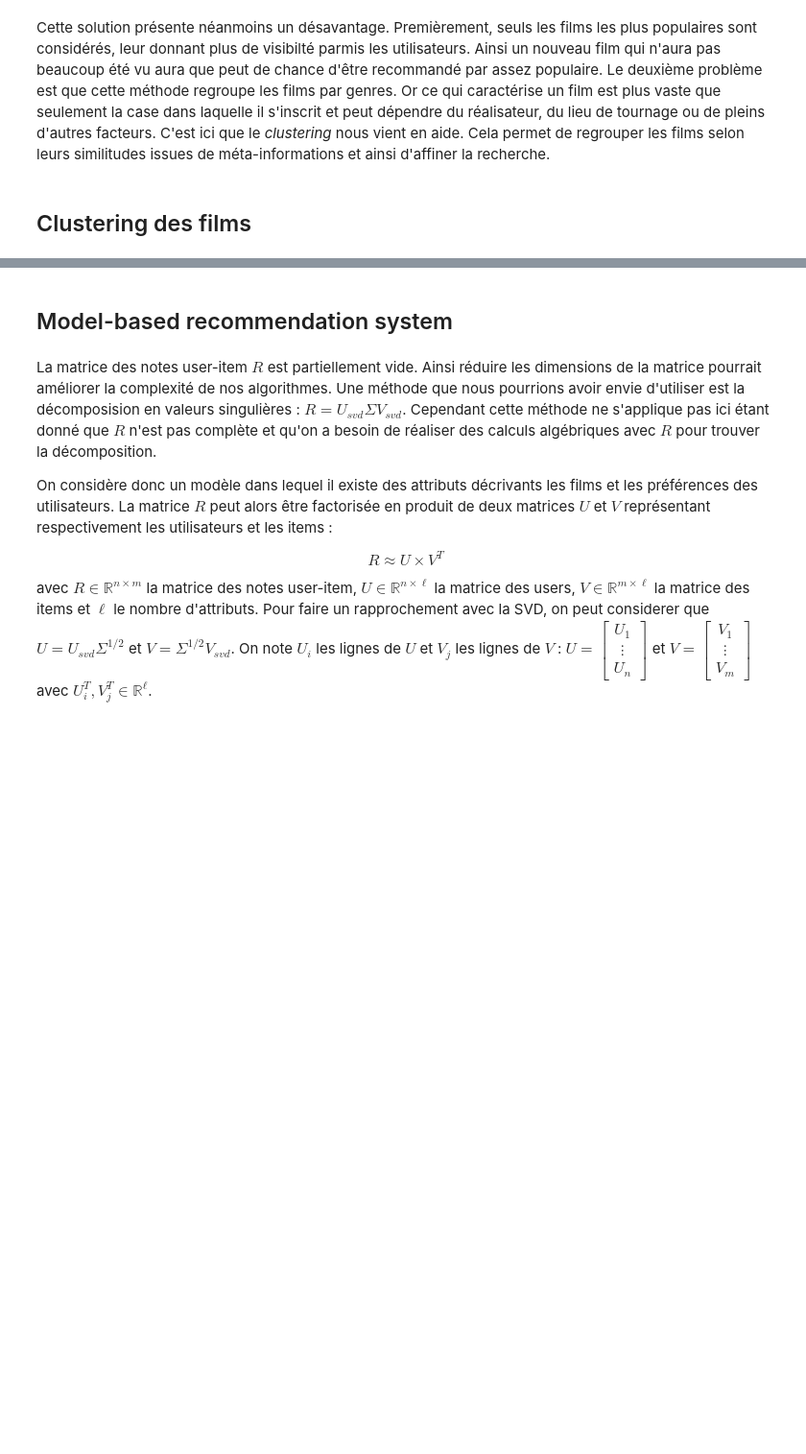
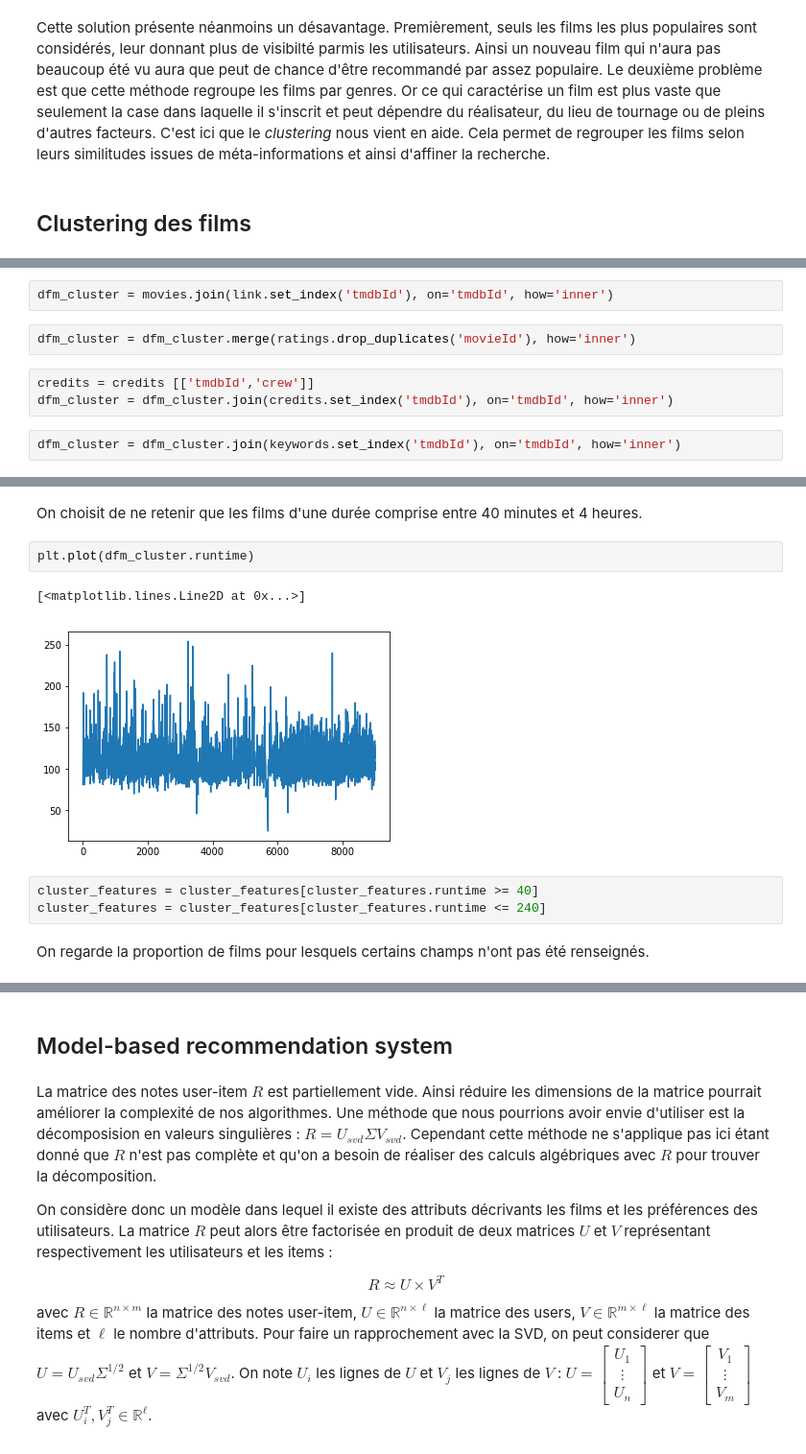
Before and after one commit to AnitaDurr/MovieRecommandation, a Jupyter notebook: MovieNotebook.ipynb, the cells around one changed output, grey strips where cells are left out. Shown: that part at 96% size. Saved outputs shown, nothing was run; the diff lists cells and outputs as text; blank space fills up the shorter version.

Commit message:
add cluster cells

```diff
--- a/MovieNotebook.ipynb
+++ b/MovieNotebook.ipynb
@@ -925,0 +707,9 @@ Cette solution présente néanmoins un désavantage. Premièrement, seuls les fi
+# %%
+dfm_cluster = movies.join(link.set_index('tmdbId'), on='tmdbId', how='inner')
+# %%
+dfm_cluster = dfm_cluster.merge(ratings.drop_duplicates('movieId'), how='inner')
+# %%
+credits = credits [['tmdbId','crew']]
+dfm_cluster = dfm_cluster.join(credits.set_index('tmdbId'), on='tmdbId', how='inner')
+# %%
+dfm_cluster = dfm_cluster.join(keywords.set_index('tmdbId'), on='tmdbId', how='inner')
@@ -925,0 +728,12 @@ Cette solution présente néanmoins un désavantage. Premièrement, seuls les fi
+# %% [markdown]
+On choisit de ne retenir que les films d'une durée comprise entre 40 minutes et 4 heures.
+# %%
+plt.plot(dfm_cluster.runtime)
+# %% [output]
+[<matplotlib.lines.Line2D at 0x...>]
+[figure, added]
+# %%
+cluster_features = cluster_features[cluster_features.runtime >= 40]
+cluster_features = cluster_features[cluster_features.runtime <= 240]
+# %% [markdown]
+On regarde la proportion de films pour lesquels certains champs n'ont pas été renseignés.
```
Also changed, not shown: parts of 96 cells of this notebook.
